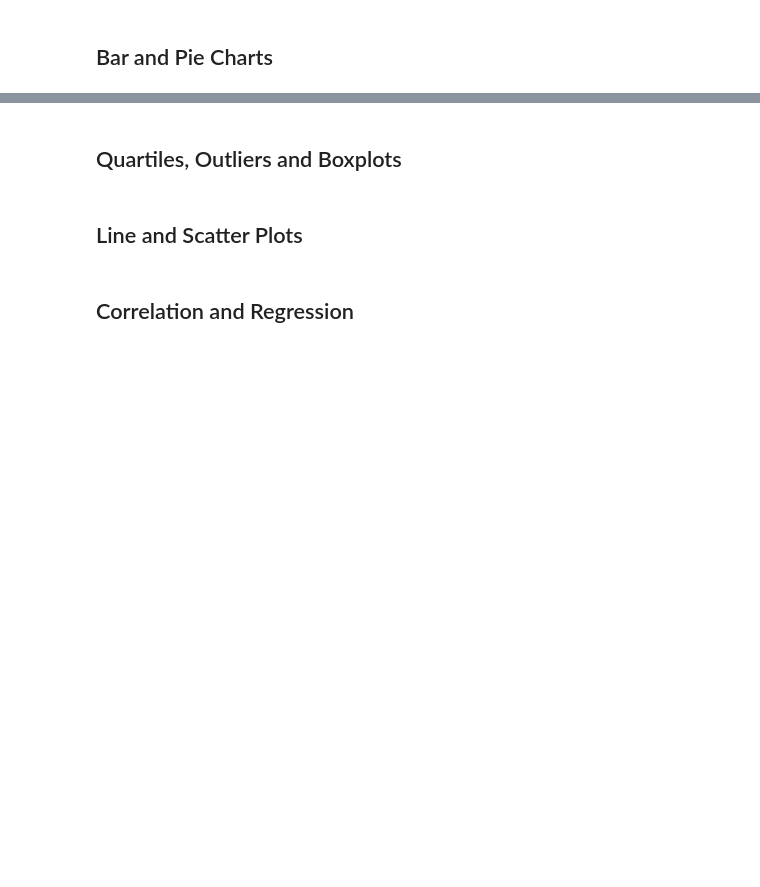
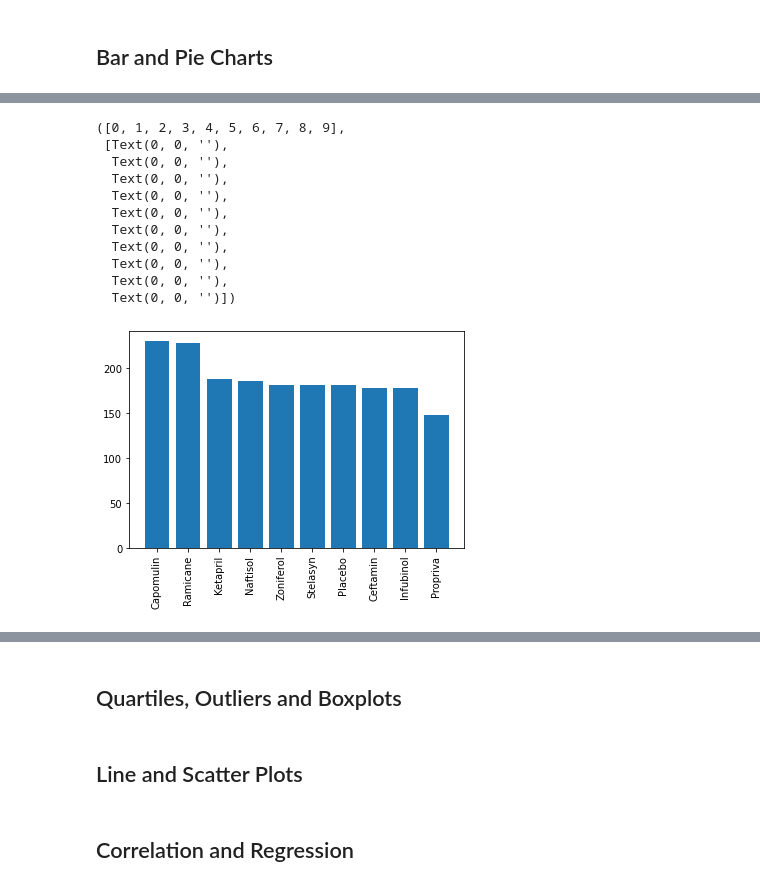
Before and after one commit to GE73-data/Matplotlib_Homework, a Jupyter notebook: Glo_pymaceuticals_starter.ipynb, the cells around one changed output, grey strips where cells are left out. Saved outputs shown, nothing was run; the diff lists cells and outputs as text; code cells hidden in the pictures; blank space fills up the shorter version.

```diff
--- a/Glo_pymaceuticals_starter.ipynb
+++ b/Glo_pymaceuticals_starter.ipynb
@@ -148,4 +195,20 @@ len(set(clean_df["Mouse ID"].values))
 # %%
 # Generate a bar plot showing the total number of measurements taken on each drug regimen using pyplot.
+bar_chart_data=clean_df["Drug Regimen"].value_counts()
+plt.bar(bar_chart_data.index, bar_chart_data.values)
+plt.xticks(rotation = 90)
+# %% [output]
+([0, 1, 2, 3, 4, 5, 6, 7, 8, 9],
+ [Text(0, 0, ''),
+  Text(0, 0, ''),
+  Text(0, 0, ''),
+  Text(0, 0, ''),
+  Text(0, 0, ''),
+  Text(0, 0, ''),
+  Text(0, 0, ''),
+  Text(0, 0, ''),
+  Text(0, 0, ''),
+  Text(0, 0, '')])
+[figure, added]
 # %%
 # Generate a pie plot showing the distribution of female versus male mice using pandas
```
Also changed, not shown: parts of 6 cells of this notebook.
